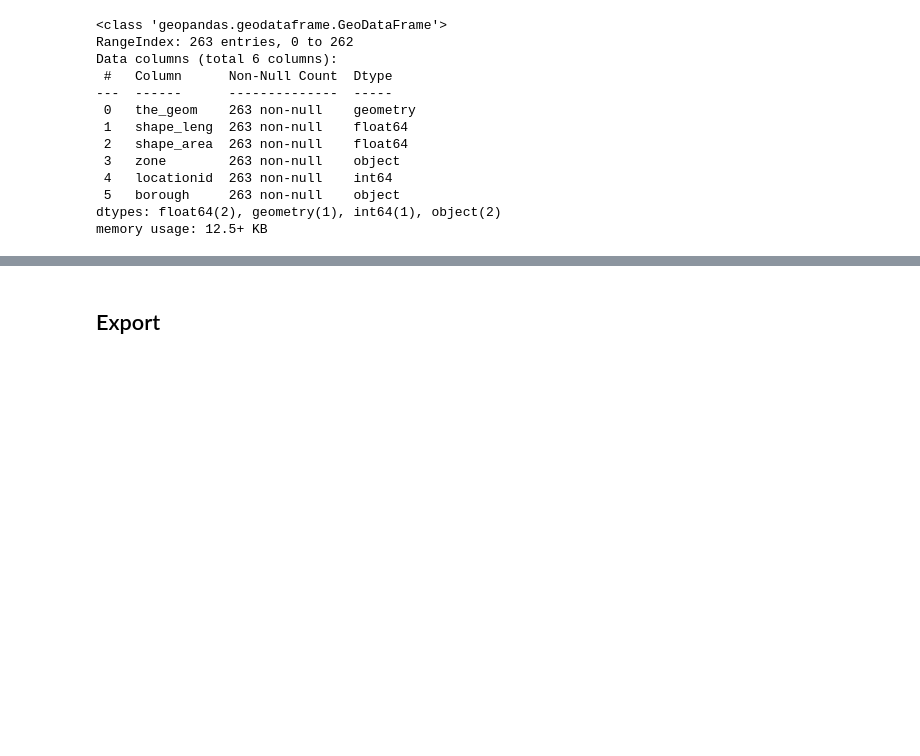
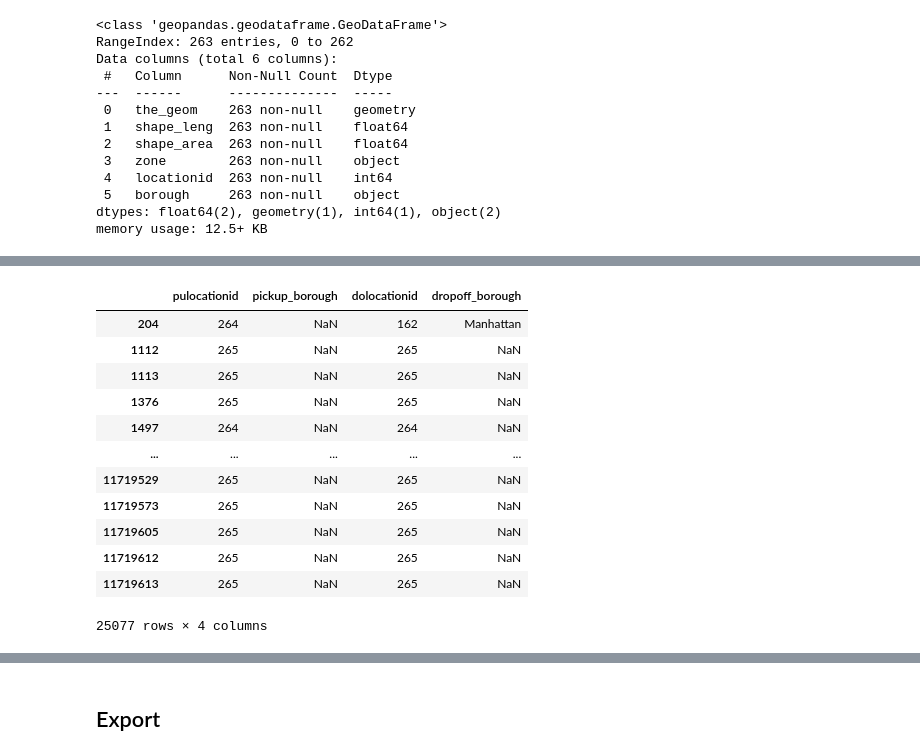
Before and after one commit to drod75/nyc_taxi_analysis, a Jupyter notebook: notebooks/data_collection.ipynb, the cells around one changed output, grey strips where cells are left out. Drawn from its saved outputs; the diff is of its cells as text; code cells hidden in the pictures; blank space fills up the shorter version.

```diff
--- a/notebooks/data_collection.ipynb
+++ b/notebooks/data_collection.ipynb
@@ -195,0 +328,10 @@ memory usage: 12.5+ KB
+# %%
+# importing datasets from Google Drive
+taxi_df = pd.read_csv("/content/drive/MyDrive/taxi_summer_data.csv")
+zone_df = geopandas.read_file("/content/drive/MyDrive/taxi_zones_data.json")
+# %%
+taxi_zone_df = pd.merge(taxi_df, zone_df, left_on='pulocationid', right_on='locationid', how='left')
+taxi_zone_df = pd.merge(taxi_zone_df, zone_df, left_on='dolocationid', right_on='locationid', how='left')
+taxi_zone_df.rename(columns={'borough_x': 'pickup_borough', 'borough_y': 'dropoff_borough'}, inplace=True)
+taxi_zone_df.drop(columns=['locationid_x', 'locationid_y'], inplace=True)
+taxi_zone_df.info()
@@ -195,0 +382,16 @@ memory usage: 12.5+ KB
+# %%
+taxi_zone_df.loc[taxi_zone_df['pickup_borough'].isna(), ['pulocationid', 'pickup_borough', 'dolocationid','dropoff_borough']]
+# %% [output]
+|  | pulocationid | pickup_borough | dolocationid | dropoff_borough |
+| 204 | 264 | NaN | 162 | Manhattan |
+| 1112 | 265 | NaN | 265 | NaN |
+| 1113 | 265 | NaN | 265 | NaN |
+| 1376 | 265 | NaN | 265 | NaN |
+| 1497 | 264 | NaN | 264 | NaN |
+| ... | ... | ... | ... | ... |
+| 11719529 | 265 | NaN | 265 | NaN |
+| 11719573 | 265 | NaN | 265 | NaN |
+| 11719605 | 265 | NaN | 265 | NaN |
+| 11719612 | 265 | NaN | 265 | NaN |
+| 11719613 | 265 | NaN | 265 | NaN |
+25077 rows × 4 columns
```
Also changed, not shown: parts of 28 cells of this notebook.
